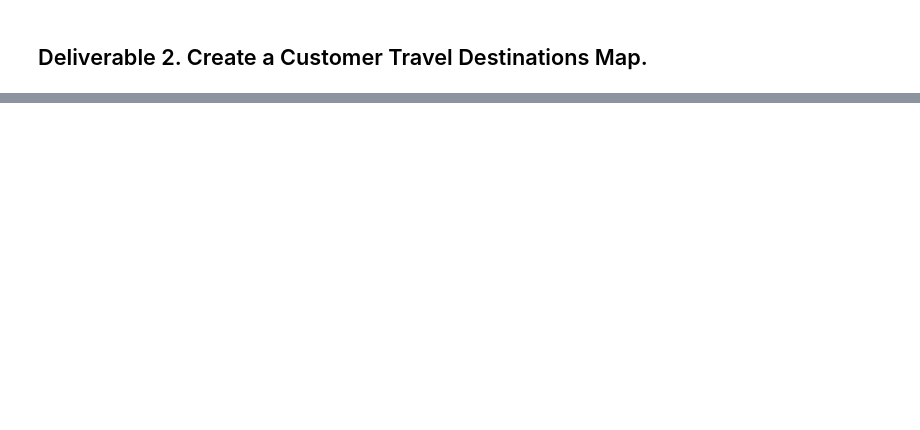
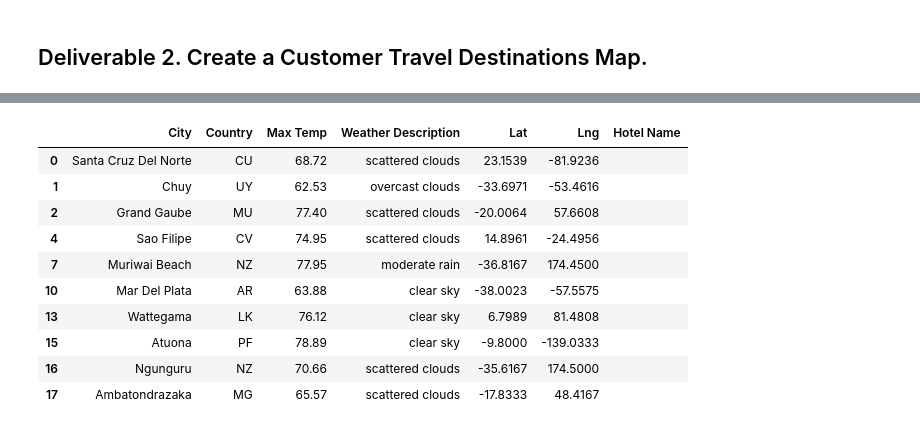
Before and after one commit to l-javier-garcia/World_Weather_Analysis, a Jupyter notebook: Vacation Search/Vacation_Search.ipynb, the cells around one changed output, grey strips where cells are left out. Saved outputs shown, nothing was run; the diff lists cells and outputs as text; code cells hidden in the pictures; blank space fills up the shorter version.

```diff
--- a/Vacation Search/Vacation_Search.ipynb
+++ b/Vacation Search/Vacation_Search.ipynb
@@ -28,10 +82,22 @@ FileNotFoundError: [Errno 2] No such file or directory: 'Weather_Database/Weathe
 # %%
 # 5a. Create DataFrame called hotel_df to store hotel names along with city, country, max temp, and coordinates.
-hotel_df = clean_df[["City", "Country", "Max Temp", "Current Description", "Lat", "Lng"]].copy()
+hotel_df = preferred_cities_df[["City", "Country", "Max Temp", "Weather Description", "Lat", "Lng"]].copy()
 
 # 5b. Create a new column "Hotel Name"
 hotel_df["Hotel Name"] = ""
 hotel_df.head(10)
+# %% [output]
+|  | City | Country | Max Temp | Weather Description | Lat | Lng | Hotel Name |
+| 0 | Santa Cruz Del Norte | CU | 68.72 | scattered clouds | 23.1539 | -81.9236 |  |
+| 1 | Chuy | UY | 62.53 | overcast clouds | -33.6971 | -53.4616 |  |
+| 2 | Grand Gaube | MU | 77.40 | scattered clouds | -20.0064 | 57.6608 |  |
+| 4 | Sao Filipe | CV | 74.95 | scattered clouds | 14.8961 | -24.4956 |  |
+| 7 | Muriwai Beach | NZ | 77.95 | moderate rain | -36.8167 | 174.4500 |  |
+| 10 | Mar Del Plata | AR | 63.88 | clear sky | -38.0023 | -57.5575 |  |
+| 13 | Wattegama | LK | 76.12 | clear sky | 6.7989 | 81.4808 |  |
+| 15 | Atuona | PF | 78.89 | clear sky | -9.8000 | -139.0333 |  |
+| 16 | Ngunguru | NZ | 70.66 | scattered clouds | -35.6167 | 174.5000 |  |
+| 17 | Ambatondrazaka | MG | 65.57 | scattered clouds | -17.8333 | 48.4167 |  |
 # %%
 # 6a. Set parameters to search for hotels with 5000 meters.
 params = {
```
Also changed, not shown: parts of 8 cells of this notebook, 2 other files.
